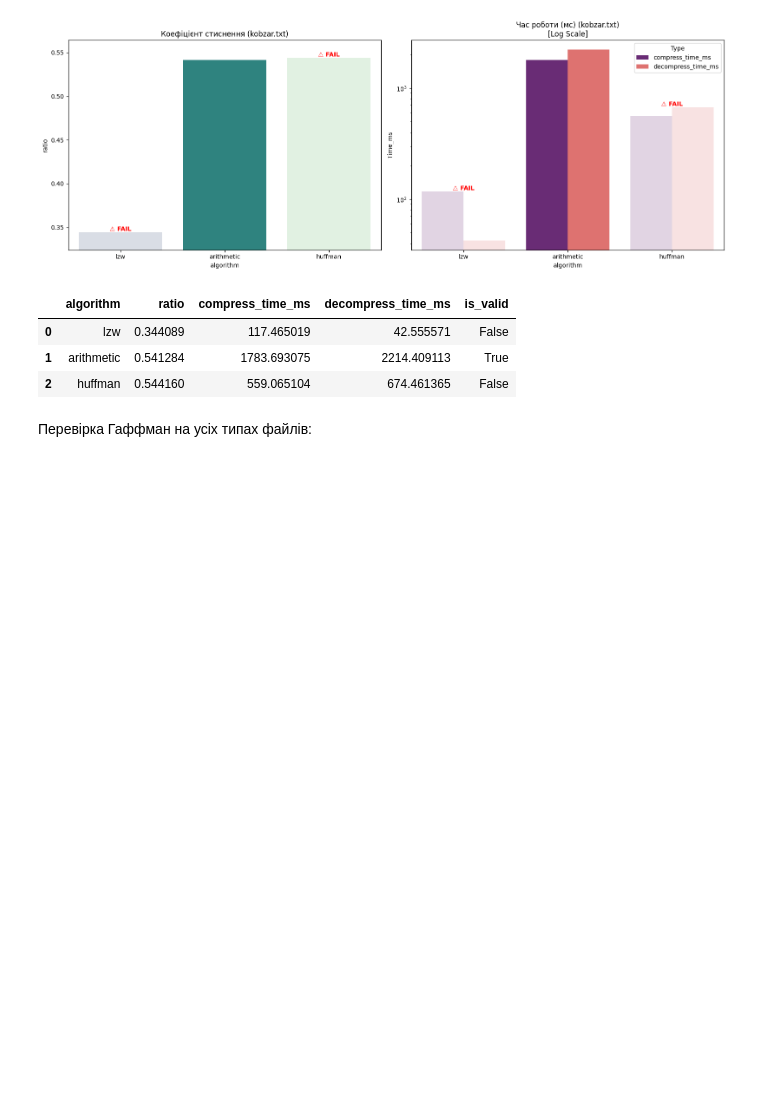
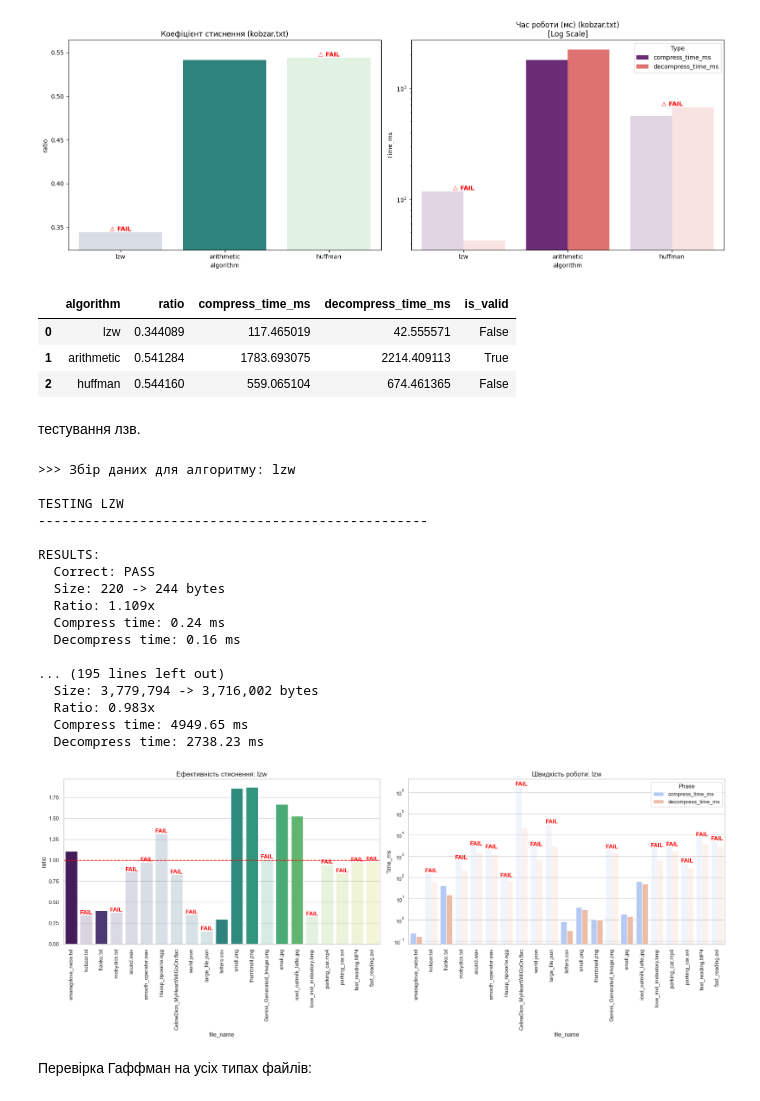
Before and after one commit to yuliiayakymiv/Discrete_math_lab_2sem, a Jupyter notebook: analysis.ipynb, the cells around one changed output. Drawn from its saved outputs; the diff is of its cells as text; code cells hidden in the pictures; blank space fills up the shorter version.

```diff
--- a/analysis.ipynb
+++ b/analysis.ipynb
@@ -409,8 +410,6 @@ RESULTS:
 | 0 | lzw | 0.344089 | 117.465019 | 42.555571 | False |
 | 1 | arithmetic | 0.541284 | 1783.693075 | 2214.409113 | True |
 | 2 | huffman | 0.544160 | 559.065104 | 674.461365 | False |
-# %% [markdown]
-Перевірка Гаффман на усіх типах файлів:
 # %%
 def run_single_algo_analysis(file_paths, target_algo):
     """
@@ -489,3 +498,52 @@ def visualize_algo_across_files(df, algo_name):
+# %% [markdown]
+тестування лзв.
+# %%
+files_to_test = [
+    os.path.join("tests_samples", "smaragdove_nebo.txt"),
+    os.path.join("tests_samples", "kobzar.txt"),
+    os.path.join("tests_samples", "franko.txt"),
+    os.path.join("tests_samples", "mobydick.txt"),
+    os.path.join("tests_samples", "sound.wav"),
+    os.path.join("tests_samples", "smooth_operator.wav"),
+    os.path.join("tests_samples", "Назар_проєкти.ogg"),
+    os.path.join("tests_samples", "CelineDion_MyHeartWillGoOn.flac"),
+    os.path.join("tests_samples", "world.json"),
+    os.path.join("tests_samples", "large_file.json"),
+    os.path.join("tests_samples", "letters.csv"),
+    os.path.join("tests_samples", "small.png"),
+    os.path.join("tests_samples", "thumbnail.png"),
+    os.path.join("tests_samples", "Gemini_Generated_Image.png"),
+    os.path.join("tests_samples", "small.jpg"),
+    os.path.join("tests_samples", "iced_oatmilk_latte.jpg"),
+    os.path.join("tests_samples", "love_inst_instastory.bmp"),
+    os.path.join("tests_samples", "parking_car.mp4"),
+    os.path.join("tests_samples", "parking_car.avi"),
+    os.path.join("tests_samples", "fast_reading.MP4"),
+    os.path.join("tests_samples", "fast_reading.avi")
+]
+
+run_single_algo_analysis(files_to_test, target_algo='lzw')
+# %% [output]
+>>> Збір даних для алгоритму: lzw
+
+TESTING LZW
+--------------------------------------------------
+
+RESULTS:
+  Correct: PASS
+  Size: 220 -> 244 bytes
+  Ratio: 1.109x
+  Compress time: 0.24 ms
+  Decompress time: 0.16 ms
+
+... (195 lines left out)
+  Size: 3,779,794 -> 3,716,002 bytes
+  Ratio: 0.983x
+  Compress time: 4949.65 ms
+  Decompress time: 2738.23 ms
+[figure, added]
+# %% [markdown]
+Перевірка Гаффман на усіх типах файлів:
 # %%
 files_to_test = [
     os.path.join("tests_samples", "smaragdove_nebo.txt"),
```
Also changed, not shown: parts of 3 cells of this notebook.
